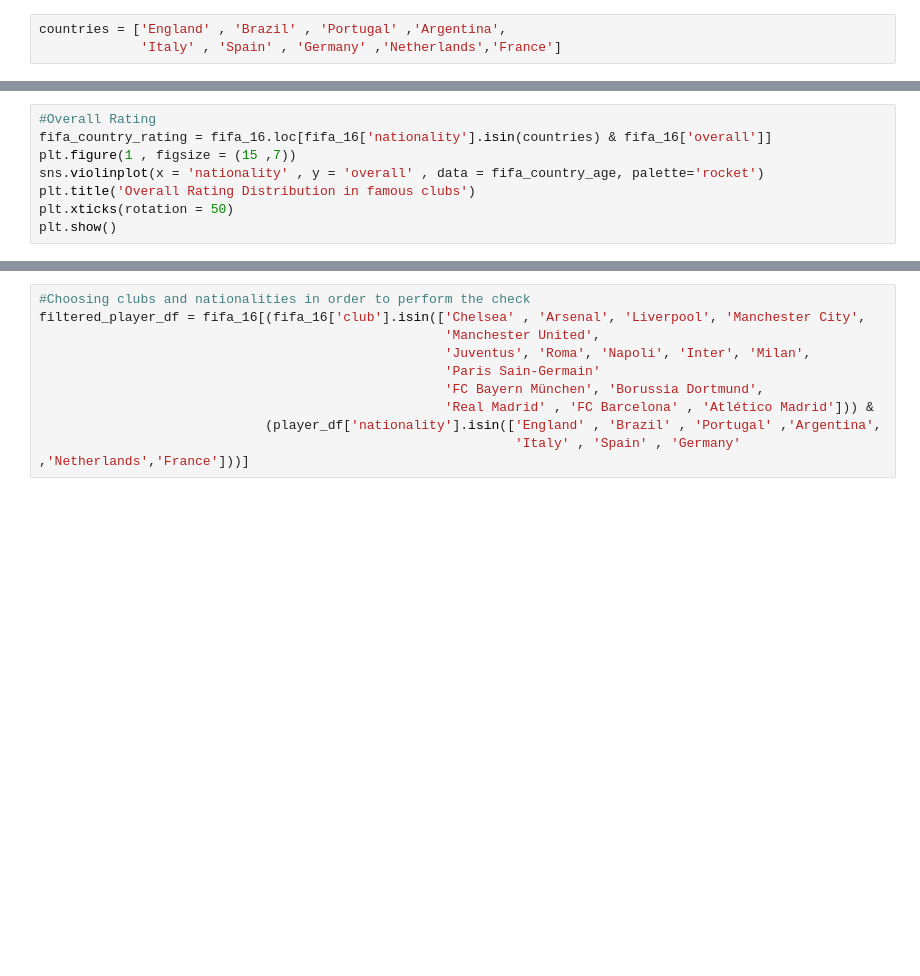
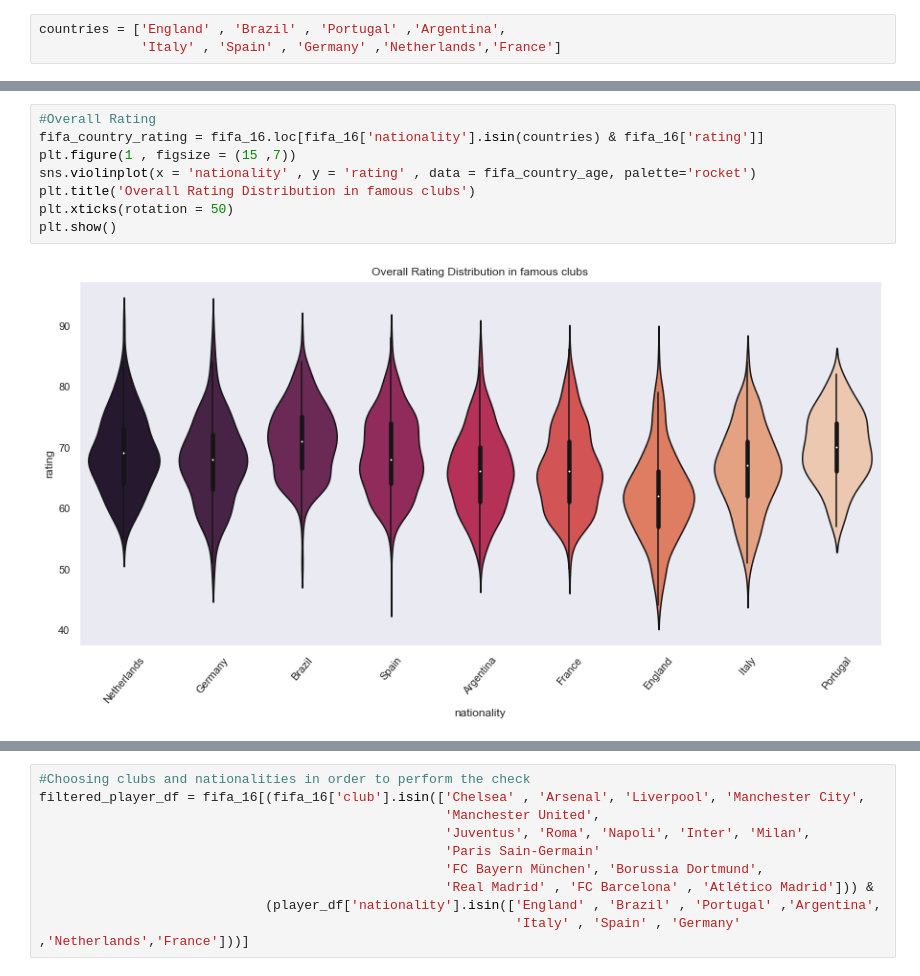
Before and after one commit to Senonino/Module02_visualizing-real-world-data-project, a Jupyter notebook: Extras/Fifa_SJ.ipynb, the cells around one changed output, grey strips where cells are left out. Saved outputs shown, nothing was run; the diff lists cells and outputs as text; blank space fills up the shorter version.

```diff
--- a/Extras/Fifa_SJ.ipynb
+++ b/Extras/Fifa_SJ.ipynb
@@ -246,11 +332,13 @@ plt.show()
 # %%
 #Overall Rating
-fifa_country_rating = fifa_16.loc[fifa_16['nationality'].isin(countries) & fifa_16['overall']]
+fifa_country_rating = fifa_16.loc[fifa_16['nationality'].isin(countries) & fifa_16['rating']]
 plt.figure(1 , figsize = (15 ,7))
-sns.violinplot(x = 'nationality' , y = 'overall' , data = fifa_country_age, palette='rocket')
+sns.violinplot(x = 'nationality' , y = 'rating' , data = fifa_country_age, palette='rocket')
 plt.title('Overall Rating Distribution in famous clubs')
 plt.xticks(rotation = 50)
 plt.show()
+# %% [output]
+[figure, added]
 # %%
 #The Best Country
 best_dict = {}
```
Also changed, not shown: parts of 31 cells of this notebook, 3 other files.
